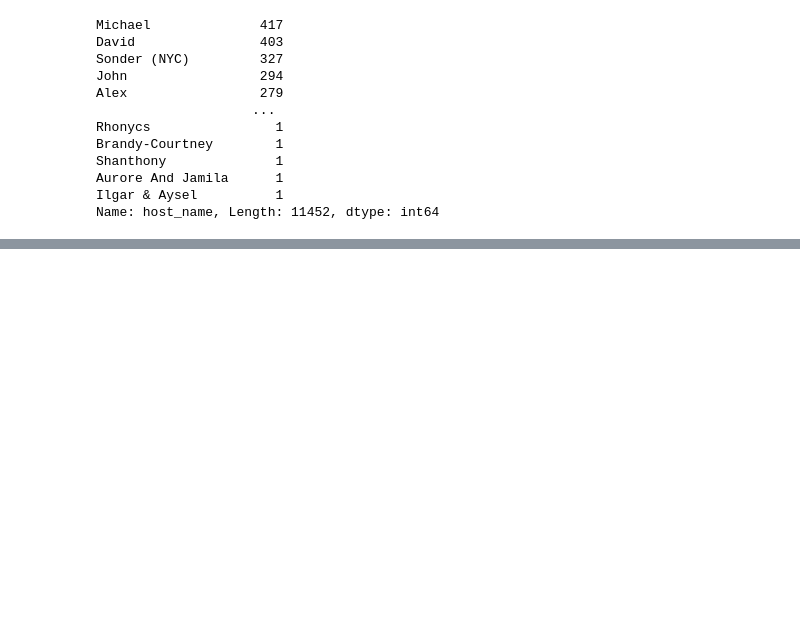
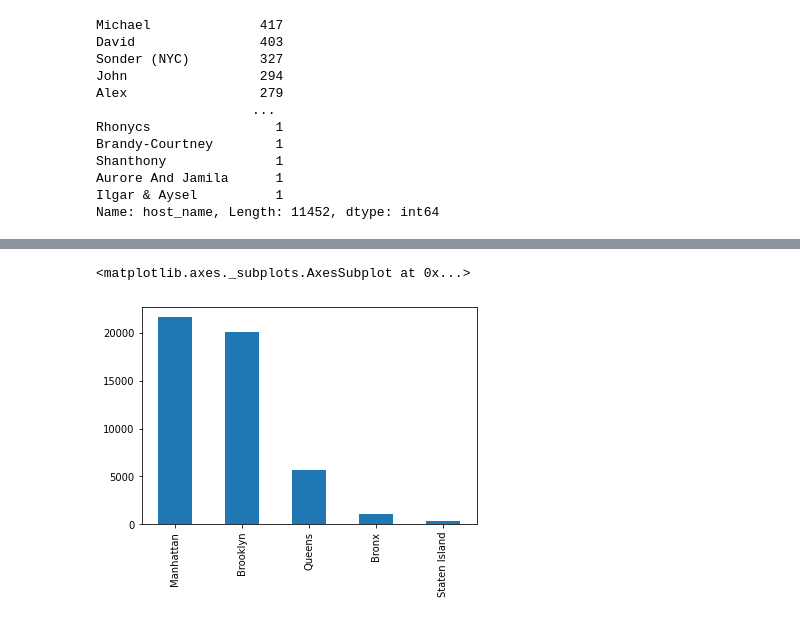
Before and after one commit to vaibhav251999/EDA-capstone-project, a Jupyter notebook: Airbnb_Bookings_Analysis_Capstone_Project.ipynb, the cells around one changed output, grey strips where cells are left out. Cells and saved outputs as stored; diff of their text form; code cells hidden in the pictures; blank space fills up the shorter version.

```diff
--- a/Airbnb_Bookings_Analysis_Capstone_Project.ipynb
+++ b/Airbnb_Bookings_Analysis_Capstone_Project.ipynb
@@ -111,0 +166,5 @@ sns.displot(df['availability_365'])
+# %%
+pd.value_counts(df['neighbourhood_group']).plot.bar()
+# %% [output]
+<matplotlib.axes._subplots.AxesSubplot at 0x...>
+[figure, added]
```
Also changed, not shown: parts of 23 cells of this notebook.
